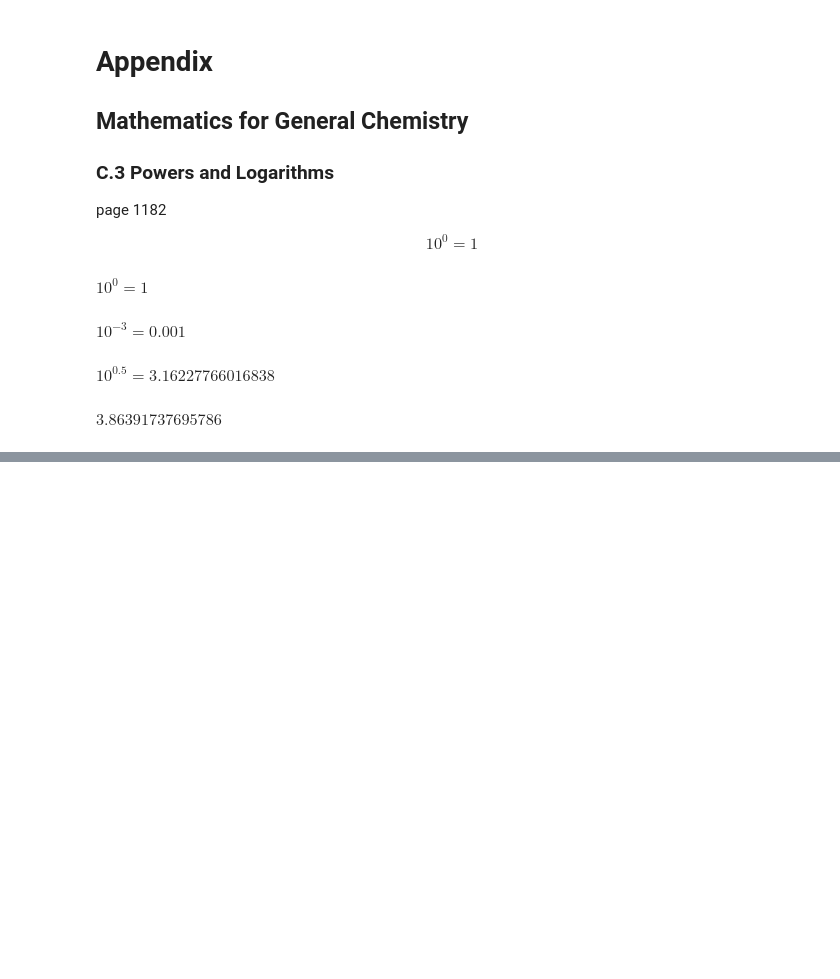
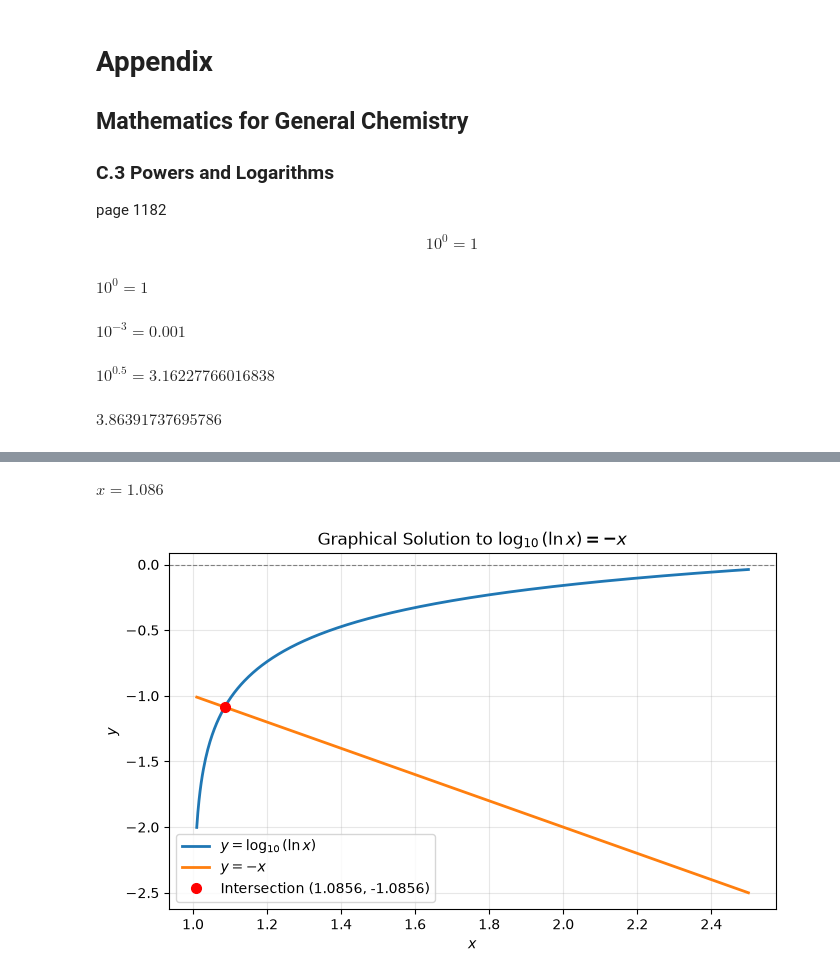
Before and after one commit to cr2003/BK_Principles_MQ_Oxtoby_8-, a Jupyter notebook: Appendix/C3.ipynb, the cells around one changed output, grey strips where cells are left out. Saved outputs shown, nothing was run; the diff lists cells and outputs as text; code cells hidden in the pictures; blank space fills up the shorter version.

```diff
--- a/Appendix/C3.ipynb
+++ b/Appendix/C3.ipynb
@@ -66,0 +241,42 @@ $\displaystyle 3.86391737695786$
+# %%
+# --- 1. Numerical Solution with SymPy ---
+x_sym = sp.Symbol("x", real=True, positive=True)
+
+# Equation: ln(x) = 10^(-x)  =>  x = exp(10^(-x))
+# Using exact SymPy integer sp.S(10) avoids precision mismatches
+eq = x_sym - sp.exp(sp.S(10) ** (-x_sym))
+
+# Initial guess x = 1.3
+sol = sp.nsolve(eq, x_sym, 1.3)
+sol_val = float(sol)
+
+display(Math(rf"x = \mathbf{{{sol_val:.4g}}}"))
+
+
+# --- 2. Graphical Method ---
+x_vals = np.linspace(1.01, 2.5, 500)
+y1 = np.log10(np.log(x_vals))
+y2 = -x_vals
+
+plt.figure(figsize=(7, 4.5))
+plt.plot(x_vals, y1, label=r"$y = \log_{10}(\ln x)$", color="tab:blue", lw=2)
+plt.plot(x_vals, y2, label=r"$y = -x$", color="tab:orange", lw=2)
+plt.plot(
+    sol_val,
+    -sol_val,
+    "ro",
+    markersize=7,
+    label=f"Intersection ({sol_val:.4f}, {-sol_val:.4f})",
+)
+
+plt.axhline(0, color="gray", linewidth=0.8, linestyle="--")
+plt.title(r"Graphical Solution to $\log_{10}(\ln x) = -x$")
+plt.xlabel("$x$")
+plt.ylabel("$y$")
+plt.grid(True, alpha=0.3)
+plt.legend()
+plt.tight_layout()
+plt.show()
+# %% [output]
+$\displaystyle x = \mathbf{1.086}$
+[figure, added]
```
Also changed, not shown: parts of 24 cells of this notebook.
